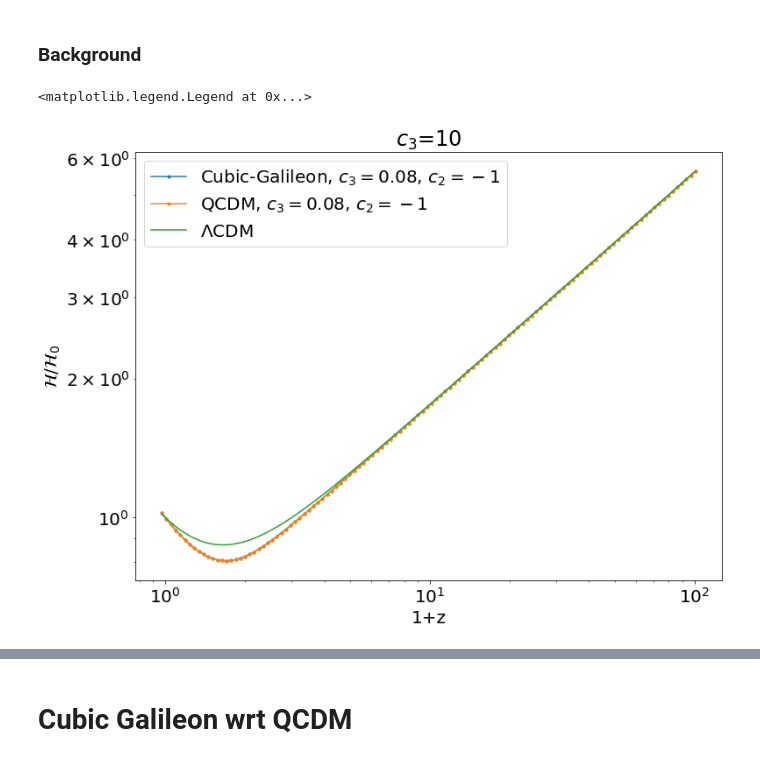
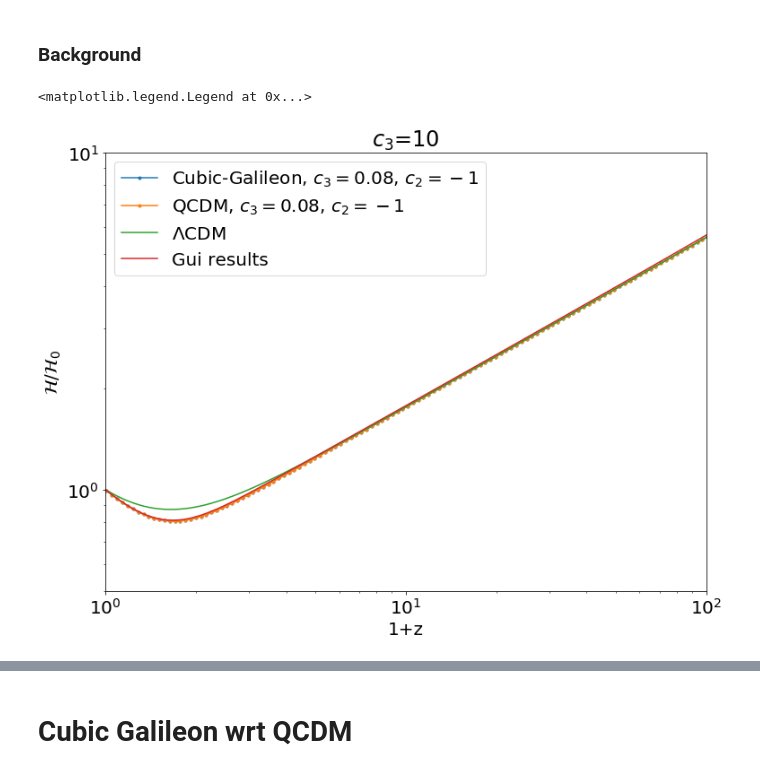
Before and after one commit to FarbodHassani/MG-evolution, a Jupyter notebook: notebooks/Cubic_Galilean.ipynb, the cells around one changed output, grey strips where cells are left out. Cells and saved outputs as stored; diff of their text form; code cells hidden in the pictures.

```diff
--- a/notebooks/Cubic_Galilean.ipynb
+++ b/notebooks/Cubic_Galilean.ipynb
@@ -11,23 +15,44 @@ def nested_dict(n, type):
 # %%
 data = nested_dict(4, list)
-z_all= [100, 50, 10, 6, 2, 1, 0.5, 0]
+z_all= [100, 50, 10, 6, 2, 1, 0.5, 0.25, 0]
 
-data['bg']['cg_0d1'] =  np.loadtxt("./CG_ks0d1//file__background.dat")
-data['bg']['cg_0d5'] =  np.loadtxt("./CG_ks0d5///file__background.dat")
+# data['bg']['cg_0d1'] =  np.loadtxt("./CG_ks0d1//file__background.dat")
+# data['bg']['cg_0d5'] =  np.loadtxt("./CG_ks0d5///file__background.dat")
 data['bg']['cg_1'] =  np.loadtxt("./CG_ks1///file__background.dat")
 data['bg']['qcdm'] =  np.loadtxt("./QCDM///file__background.dat")
+data['bg']['qcdm_large'] =  np.loadtxt("./Runs_zedaron/L_1000_N_grid_512/QCDM/output/file__background.dat")
 data['bg']['lcdm'] =  np.loadtxt(".//LCDM//file__background.dat")
+
+data['gui']['bg'] = np.loadtxt("./Gui/new_bg_cugal.txt")
 
 for z in z_all:
     index = z_all.index(z);
 #     data['phi']['cg']['z='+str(z)] = np.loadtxt("./Cubic_galilan/CG/pk00"+str(index)+"_phi.dat")
-    data['delta']['cg_0d01']['z='+str(z)] = np.loadtxt("./CG_ks0d01/pk00"+str(index)+"_delta.dat")
-    data['delta']['cg_0d1']['z='+str(z)] = np.loadtxt("./CG_ks0d1/pk00"+str(index)+"_delta.dat")
-    data['delta']['cg_0d5']['z='+str(z)] = np.loadtxt("./CG_ks0d5/pk00"+str(index)+"_delta.dat")
+#     data['delta']['cg_0d01']['z='+str(z)] = np.loadtxt("./CG_ks0d01/pk00"+str(index)+"_delta.dat")
+#     data['delta']['cg_0d1']['z='+str(z)] = np.loadtxt("./CG_ks0d1/pk00"+str(index)+"_delta.dat")
+#     data['delta']['cg_0d5']['z='+str(z)] = np.loadtxt("./CG_ks0d5/pk00"+str(index)+"_delta.dat")
     data['delta']['cg_1']['z='+str(z)] = np.loadtxt("./CG_ks1//pk00"+str(index)+"_delta.dat")
-    data['delta']['cg_2']['z='+str(z)] = np.loadtxt("./CG_ks2//pk00"+str(index)+"_delta.dat")
+#     data['delta']['cg_2']['z='+str(z)] = np.loadtxt("./CG_ks2//pk00"+str(index)+"_delta.dat")
     data['delta']['qcdm']['z='+str(z)] = np.loadtxt("./QCDM/pk00"+str(index)+"_delta.dat")
     data['delta']['lcdm']['z='+str(z)] = np.loadtxt(".//LCDM/pk00"+str(index)+"_delta.dat")
+
+z_ecosmog =[49, 2, 1, 0.5, 0.25, 0]
+for i in range(1,7):
+    z = z_ecosmog[i-1]
+    data['ecosmog']['lcdm']['z='+str(z)] = np.loadtxt("./ECOSMOG/PK_cGal_lcdm_s0"+str(i)+".dat")
+    data['ecosmog']['qcdm']['z='+str(z)] = np.loadtxt("./ECOSMOG/PK_cGal_qcdm_s0"+str(i)+".dat")
+    data['ecosmog']['full']['z='+str(z)] = np.loadtxt("./ECOSMOG/PK_cGal_full_s0"+str(i)+".dat")
+    data['ecosmog']['lin']['z='+str(z)] = np.loadtxt("./ECOSMOG/PK_cGal_linr_s0"+str(i)+".dat")
+
+
+### Gui sims:
+
+
+# Specify the path to your CSV file
+df_cg = pd.read_csv('./Gui/Gui_new_CuGal.csv', header=[0,1])
+df_lcdm = pd.read_csv('./Gui/HiCOLA_Pk.csv', header=[0,1])
+# df_lcdm['Unnamed: 0']
+#     df_lcdm.keys()
 # %% [markdown]
 ## Plots:
 # %% [markdown]
@@ -35,19 +60,24 @@ for z in z_all:
 # %%
 plt.rcParams['font.size'] = 20
 fig = plt.figure(figsize=(12,9))
 
 plt.loglog(1./data['bg']['cg_1'][:,2], data['bg']['cg_1'][:,3], ".-",  label = "Cubic-Galileon, $c_3=0.08$, $c_2 = -1$")
 plt.loglog(1./data['bg']['qcdm'][:,2], data['bg']['qcdm'][:,3], ".-",  label = "QCDM, $c_3=0.08$, $c_2 = -1$")
 plt.loglog(1./data['bg']['lcdm'][:,2], data['bg']['lcdm'][:,3], "-", label = "$\Lambda$CDM")
 
+a = data['gui']['bg'][:,0]
+HoveH0=data['gui']['bg'][:,1]
+plt.loglog(1./a, HoveH0*a,"-", label="Gui results")
 
 plt.title(r"$c_3 $=10")
 plt.xlabel("1+z")
 plt.ylabel("$\mathcal{H}/\mathcal{H}_0$")
 # plt.ylim(0.001, 0.5)
-# plt.xlim(0.005, 0.8)
+plt.xlim(1, 100)
+plt.ylim(0.5, 10)
+
 # plt.yscale('log')
 plt.legend()
 # %% [output]
 <matplotlib.legend.Legend at 0x...>
-[figure, old version]
+[figure, new version]
```
Also changed, not shown: parts of 11 cells of this notebook, 3 other files.
